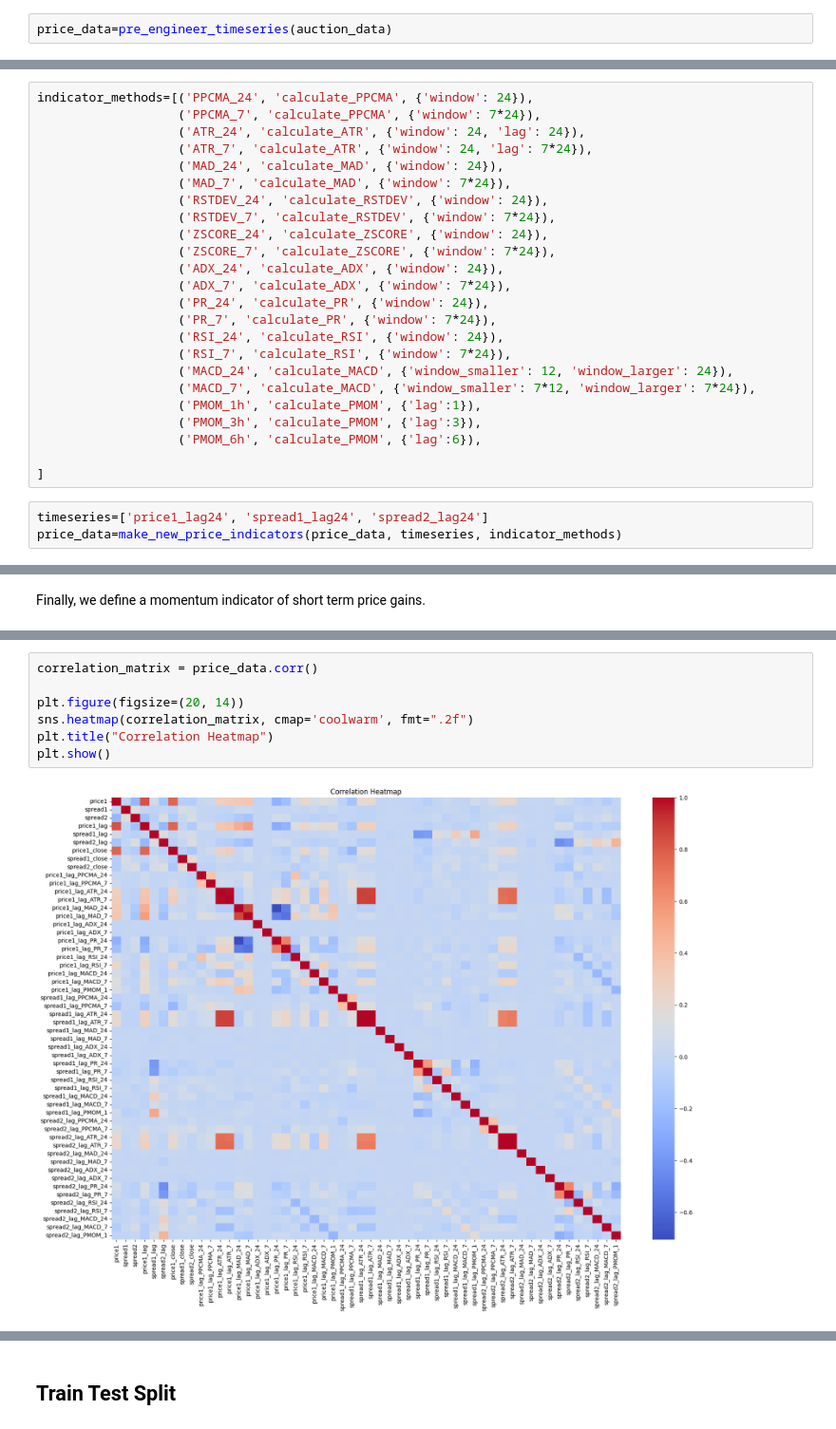
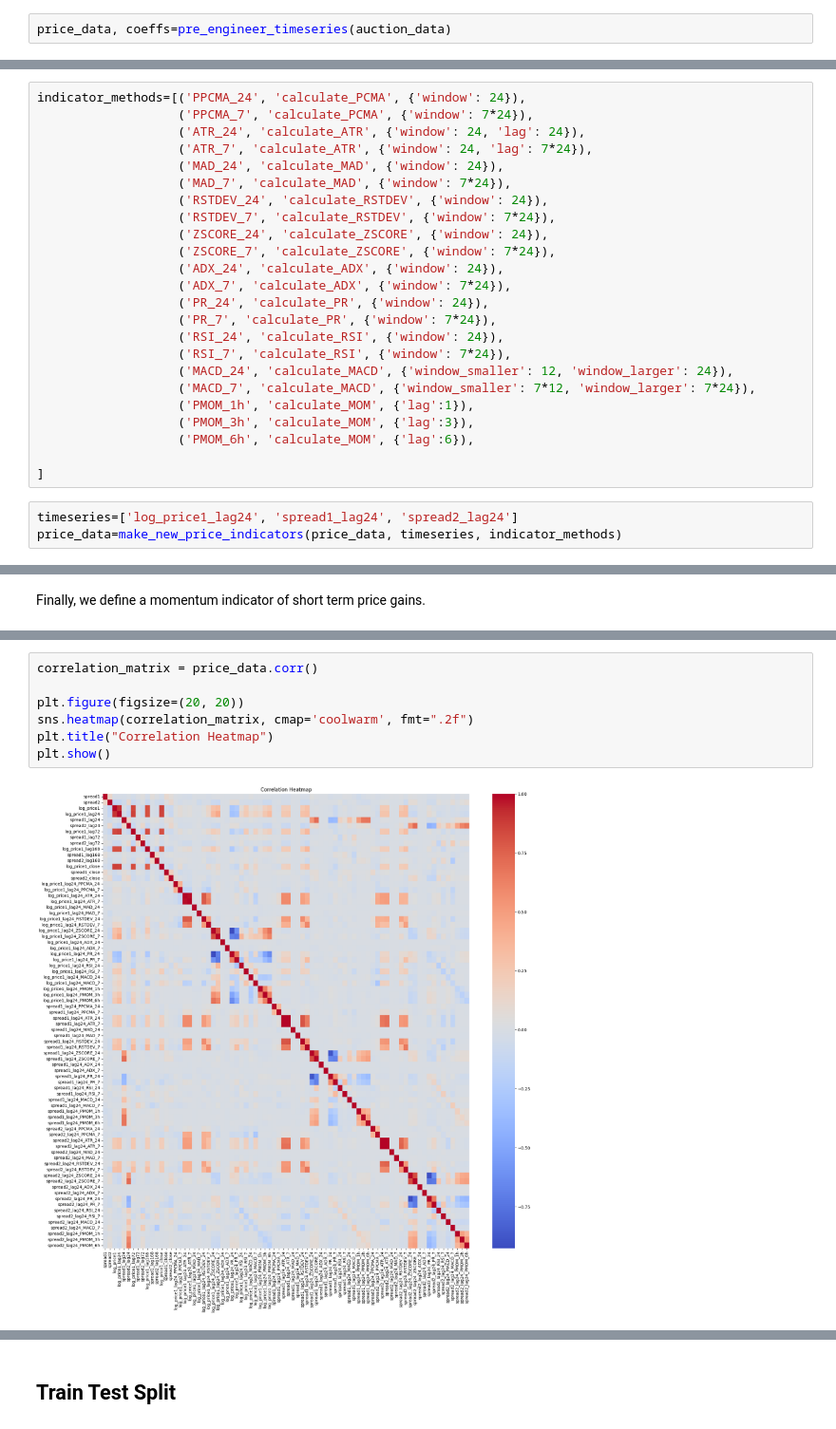
Before and after one commit to joshgowdyprog/GB-energy-trading, a Jupyter notebook: notebooks/exploratory-data-analysis.ipynb, the cells around one changed output, grey strips where cells are left out. Shown at 95% size. Drawn from its saved outputs; the diff is of its cells as text.

```diff
--- a/notebooks/exploratory-data-analysis.ipynb
+++ b/notebooks/exploratory-data-analysis.ipynb
@@ -338,4 +339,4 @@ spreads are mean reverting over a shoirter scale! Unlike prices which can trend.
 # %% [markdown]
 first from the auciton data timeseries we build a lagged 24 hour timeseries
 # %%
-price_data=pre_engineer_timeseries(auction_data)
+price_data, coeffs=pre_engineer_timeseries(auction_data)
@@ -377,8 +395,8 @@ OSCILLATOR: Percentage Range, Relative Strength Index, Moving Average Convergenc
 
 MOMENTUM: Price Momentum
 # %%
-indicator_methods=[('PPCMA_24', 'calculate_PPCMA', {'window': 24}),
-                   ('PPCMA_7', 'calculate_PPCMA', {'window': 7*24}),
+indicator_methods=[('PPCMA_24', 'calculate_PCMA', {'window': 24}),
+                   ('PPCMA_7', 'calculate_PCMA', {'window': 7*24}),
                    ('ATR_24', 'calculate_ATR', {'window': 24, 'lag': 24}),
                    ('ATR_7', 'calculate_ATR', {'window': 24, 'lag': 7*24}),
                    ('MAD_24', 'calculate_MAD', {'window': 24}),
@@ -395,13 +413,13 @@ indicator_methods=[('PPCMA_24', 'calculate_PPCMA', {'window': 24}),
                    ('RSI_7', 'calculate_RSI', {'window': 7*24}),
                    ('MACD_24', 'calculate_MACD', {'window_smaller': 12, 'window_larger': 24}),
                    ('MACD_7', 'calculate_MACD', {'window_smaller': 7*12, 'window_larger': 7*24}),
-                   ('PMOM_1h', 'calculate_PMOM', {'lag':1}),
-                   ('PMOM_3h', 'calculate_PMOM', {'lag':3}),
-                   ('PMOM_6h', 'calculate_PMOM', {'lag':6}),
+                   ('PMOM_1h', 'calculate_MOM', {'lag':1}),
+                   ('PMOM_3h', 'calculate_MOM', {'lag':3}),
+                   ('PMOM_6h', 'calculate_MOM', {'lag':6}),
 
 ]
 # %%
-timeseries=['price1_lag24', 'spread1_lag24', 'spread2_lag24']
+timeseries=['log_price1_lag24', 'spread1_lag24', 'spread2_lag24']
 price_data=make_new_price_indicators(price_data, timeseries, indicator_methods)
 # %%
 price_data.columns
@@ -494,9 +514,9 @@ May be useful for system_price which involves real time balancing and so can hav
 # %%
 correlation_matrix = price_data.corr()
 
-plt.figure(figsize=(20, 14))
+plt.figure(figsize=(20, 20))
 sns.heatmap(correlation_matrix, cmap='coolwarm', fmt=".2f")
 plt.title("Correlation Heatmap")
 plt.show()
 # %% [output]
-[figure, old version]
+[figure, new version]
```
Also changed, not shown: parts of 24 cells of this notebook, 5 other files.
